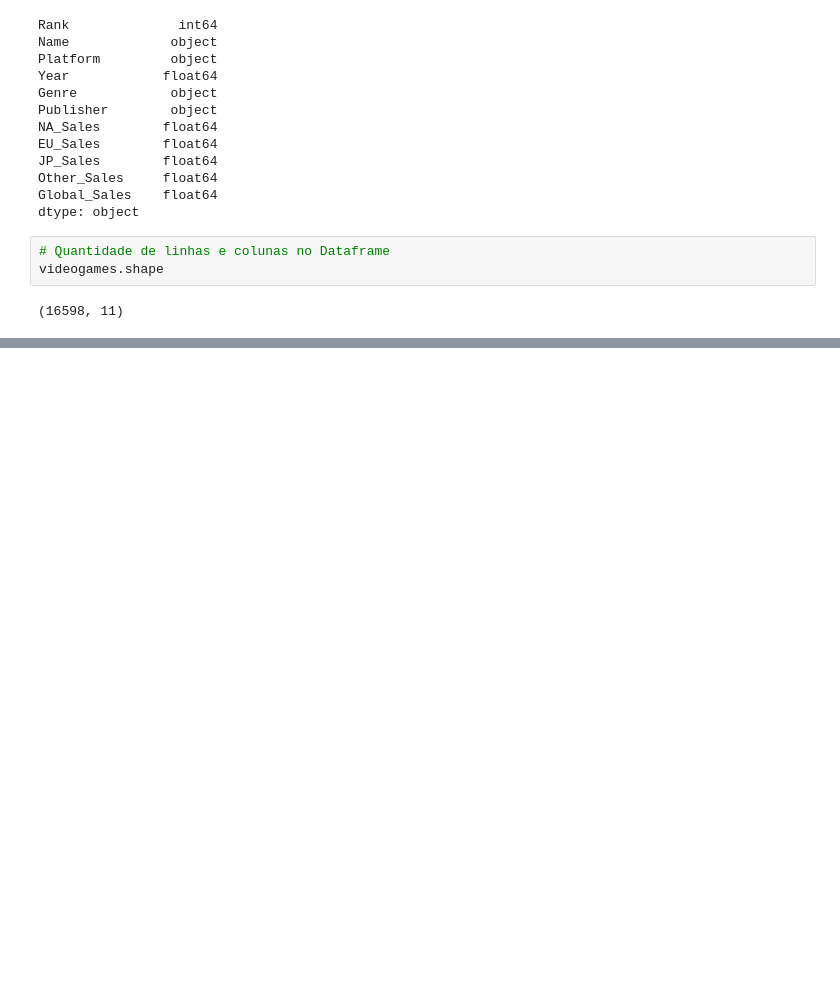
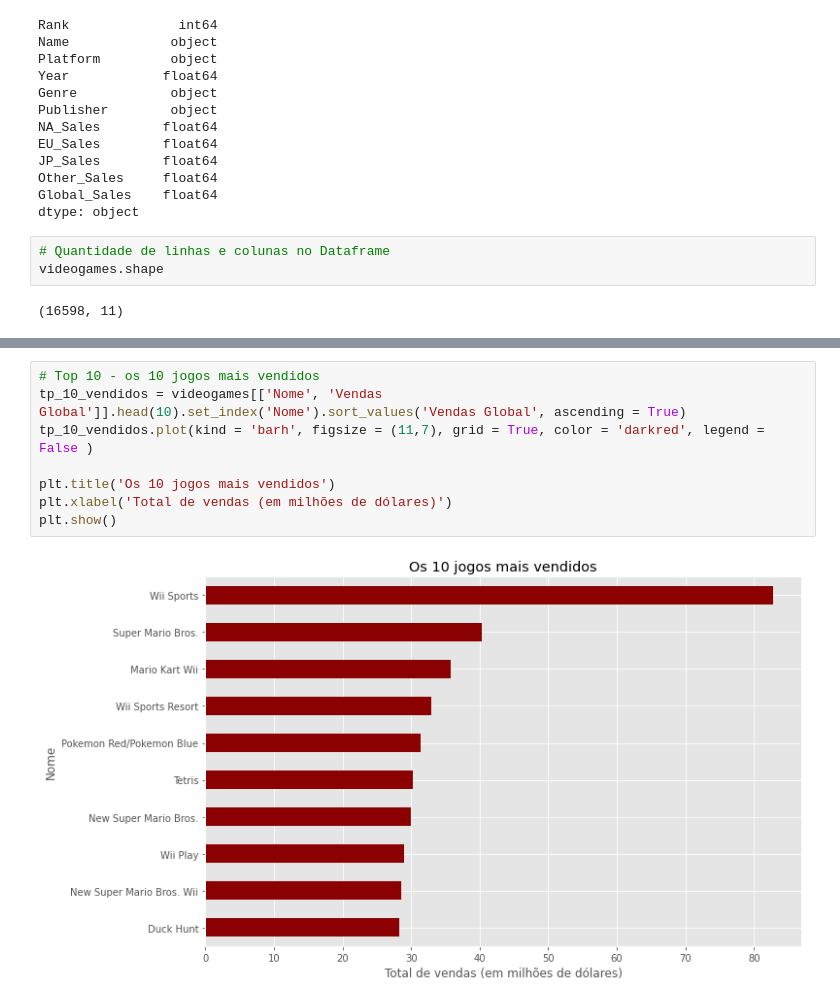
Before and after one commit to elle-rapachi/Vendas-de-Jogos-de-Videogames, a Jupyter notebook: Vendas de Jogos de Videogames.ipynb, the cells around one changed output, grey strips where cells are left out. Drawn from its saved outputs; the diff is of its cells as text; blank space fills up the shorter version.

```diff
--- a/Vendas de Jogos de Videogames.ipynb
+++ b/Vendas de Jogos de Videogames.ipynb
@@ -92,0 +128,10 @@ videogames[videogames['Ano'].isnull()]
+# %%
+# Top 10 - os 10 jogos mais vendidos
+tp_10_vendidos = videogames[['Nome', 'Vendas Global']].head(10).set_index('Nome').sort_values('Vendas Global', ascending = True)
+tp_10_vendidos.plot(kind = 'barh', figsize = (11,7), grid = True, color = 'darkred', legend = False )
+
+plt.title('Os 10 jogos mais vendidos')
+plt.xlabel('Total de vendas (em milhões de dólares)')
+plt.show()
+# %% [output]
+[figure, added]
```
Also changed, not shown: parts of 6 cells of this notebook.
